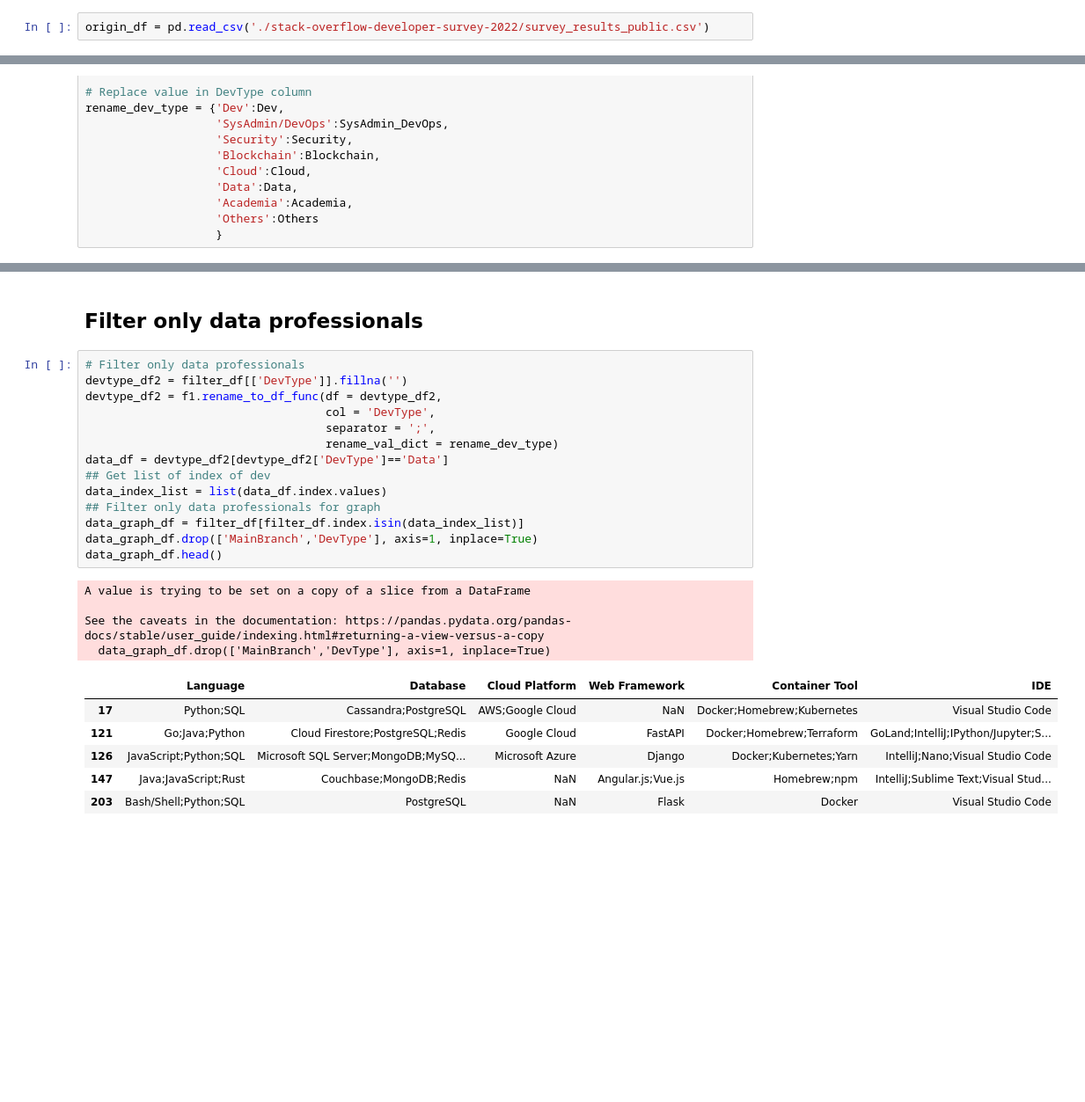
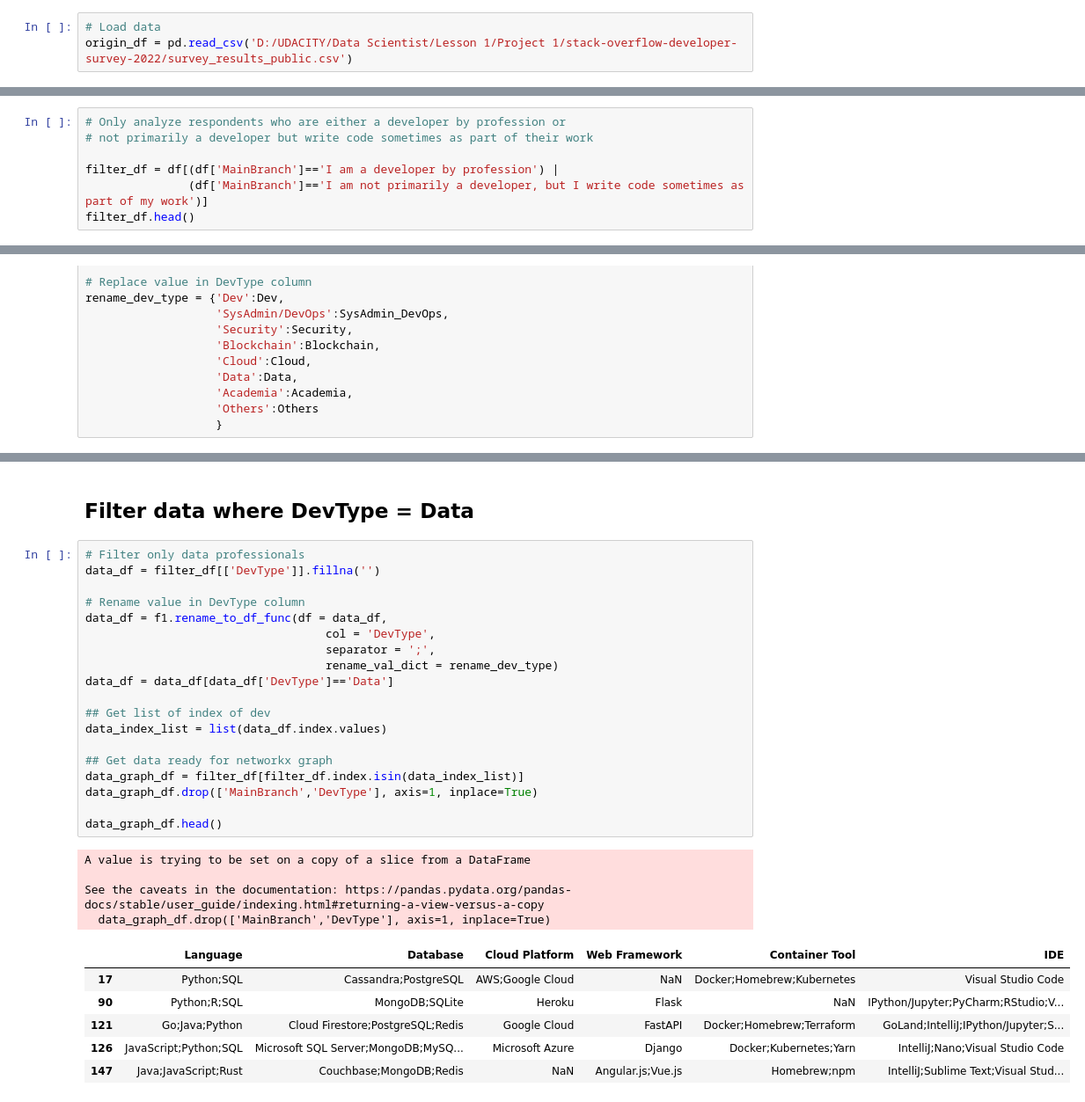
Before and after one commit to hongtranthianh/STACKOVERFLOW-INSIGHT-2022, a Jupyter notebook: Technology.ipynb, the cells around one changed output, grey strips where cells are left out. Shown at 88% size. Drawn from its saved outputs; the diff is of its cells as text; blank space fills up the shorter version.

```diff
--- a/Technology.ipynb
+++ b/Technology.ipynb
@@ -6,7 +6,8 @@ import Wrangling_functions as f1
 import Networkx_function as f3
 %matplotlib inline
 # %%
-origin_df = pd.read_csv('./stack-overflow-developer-survey-2022/survey_results_public.csv')
+# Load data
+origin_df = pd.read_csv('D:/UDACITY/Data Scientist/Lesson 1/Project 1/stack-overflow-developer-survey-2022/survey_results_public.csv')
 # %%
 # Select columns
 df = origin_df[['MainBranch','DevType','LanguageHaveWorkedWith','DatabaseHaveWorkedWith','PlatformHaveWorkedWith','WebframeHaveWorkedWith',
@@ -40,0 +39,7 @@ filter_df = df[df['MainBranch']=='I am a developer by profession']
+# %%
+# Only analyze respondents who are either a developer by profession or
+# not primarily a developer but write code sometimes as part of their work
+
+filter_df = df[(df['MainBranch']=='I am a developer by profession') |
+               (df['MainBranch']=='I am not primarily a developer, but I write code sometimes as part of my work')]
+filter_df.head()
@@ -91,29 +109,34 @@ See the caveats in the documentation: https://pandas.pydata.org/pandas-docs/stab
 | 10 | Bash/Shell;C#;HTML/CSS;JavaScript... | Microsoft SQL Server | AWS;Microsoft Azure | ASP.NET;ASP.NET Core ;Vue.js | Docker;npm;Terraform | Rider;Visual Studio;Visual Studio... |
 | 12 | C;HTML/CSS;Rust;SQL;Swift;TypeScript | PostgreSQL | AWS | React.js | Docker | Vim;Visual Studio |
 # %% [markdown]
-## Filter only data professionals
+## Filter data where DevType = Data
 # %%
 # Filter only data professionals
-devtype_df2 = filter_df[['DevType']].fillna('')
-devtype_df2 = f1.rename_to_df_func(df = devtype_df2,
+data_df = filter_df[['DevType']].fillna('')
+
+# Rename value in DevType column
+data_df = f1.rename_to_df_func(df = data_df,
                                    col = 'DevType',
                                    separator = ';',
                                    rename_val_dict = rename_dev_type)
-data_df = devtype_df2[devtype_df2['DevType']=='Data']
+data_df = data_df[data_df['DevType']=='Data']
+
 ## Get list of index of dev
 data_index_list = list(data_df.index.values)
-## Filter only data professionals for graph
+
+## Get data ready for networkx graph
 data_graph_df = filter_df[filter_df.index.isin(data_index_list)]
 data_graph_df.drop(['MainBranch','DevType'], axis=1, inplace=True)
+
 data_graph_df.head()
 # %% [output]
 A value is trying to be set on a copy of a slice from a DataFrame
 
 See the caveats in the documentation: https://pandas.pydata.org/pandas-docs/stable/user_guide/indexing.html#returning-a-view-versus-a-copy
   data_graph_df.drop(['MainBranch','DevType'], axis=1, inplace=True)
 |  | Language | Database | Cloud Platform | Web Framework | Container Tool | IDE |
 | 17 | Python;SQL | Cassandra;PostgreSQL | AWS;Google Cloud | NaN | Docker;Homebrew;Kubernetes | Visual Studio Code |
+| 90 | Python;R;SQL | MongoDB;SQLite | Heroku | Flask | NaN | IPython/Jupyter;PyCharm;RStudio;V... |
 | 121 | Go;Java;Python | Cloud Firestore;PostgreSQL;Redis | Google Cloud | FastAPI | Docker;Homebrew;Terraform | GoLand;IntelliJ;IPython/Jupyter;S... |
 | 126 | JavaScript;Python;SQL | Microsoft SQL Server;MongoDB;MySQ... | Microsoft Azure | Django | Docker;Kubernetes;Yarn | IntelliJ;Nano;Visual Studio Code |
 | 147 | Java;JavaScript;Rust | Couchbase;MongoDB;Redis | NaN | Angular.js;Vue.js | Homebrew;npm | IntelliJ;Sublime Text;Visual Stud... |
-| 203 | Bash/Shell;Python;SQL | PostgreSQL | NaN | Flask | Docker | Visual Studio Code |
```
Also changed, not shown: parts of 10 cells of this notebook.
